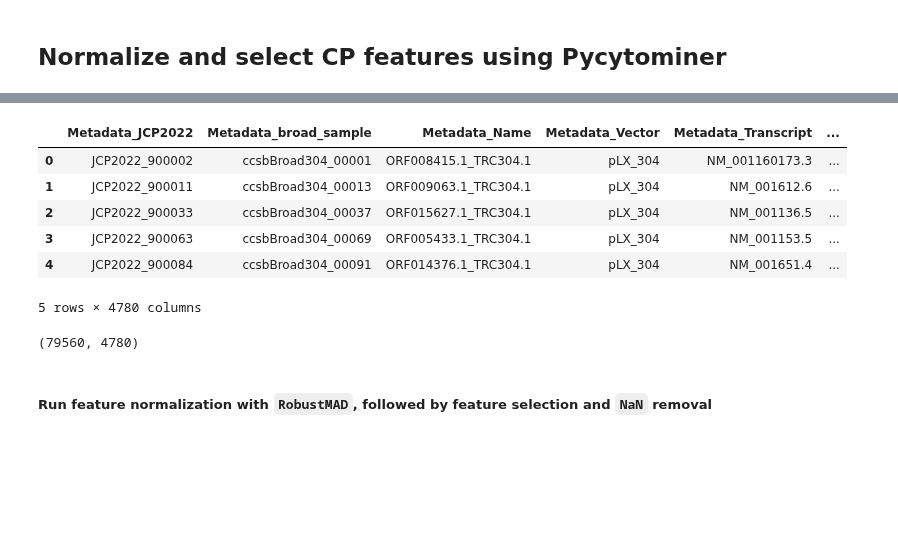
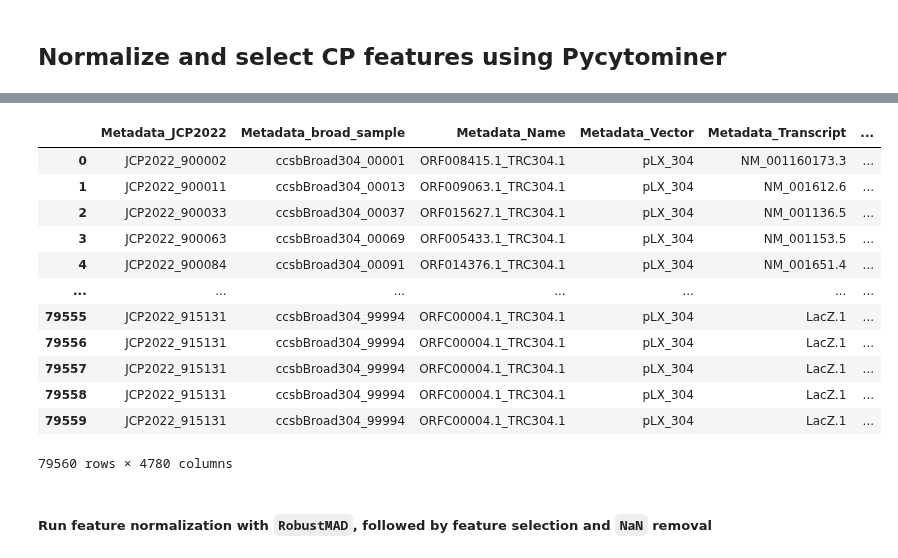
Before and after one commit to broadinstitute/position-effect-correction, a Jupyter notebook: 1.load/3_preprocess_raw.ipynb, the cells around one changed output, grey strips where cells are left out. Saved outputs shown, nothing was run; the diff lists cells and outputs as text; code cells hidden in the pictures; blank space fills up the shorter version.

```diff
--- a/1.load/3_preprocess_raw.ipynb
+++ b/1.load/3_preprocess_raw.ipynb
@@ -9,17 +26,19 @@ from preprocess import preprocess_profiles
 # %%
-profiles = pd.read_parquet("output/raw_filtered_profiles.parquet")
-profiles.head()
+ann_df = pd.read_parquet("output/raw_filtered_profiles.parquet")
+ann_df
 # %% [output]
 |  | Metadata_JCP2022 | Metadata_broad_sample | Metadata_Name | Metadata_Vector | Metadata_Transcript | ... |
 | 0 | JCP2022_900002 | ccsbBroad304_00001 | ORF008415.1_TRC304.1 | pLX_304 | NM_001160173.3 | ... |
 | 1 | JCP2022_900011 | ccsbBroad304_00013 | ORF009063.1_TRC304.1 | pLX_304 | NM_001612.6 | ... |
 | 2 | JCP2022_900033 | ccsbBroad304_00037 | ORF015627.1_TRC304.1 | pLX_304 | NM_001136.5 | ... |
 | 3 | JCP2022_900063 | ccsbBroad304_00069 | ORF005433.1_TRC304.1 | pLX_304 | NM_001153.5 | ... |
 | 4 | JCP2022_900084 | ccsbBroad304_00091 | ORF014376.1_TRC304.1 | pLX_304 | NM_001651.4 | ... |
+| ... | ... | ... | ... | ... | ... | ... |
+| 79555 | JCP2022_915131 | ccsbBroad304_99994 | ORFC00004.1_TRC304.1 | pLX_304 | LacZ.1 | ... |
+| 79556 | JCP2022_915131 | ccsbBroad304_99994 | ORFC00004.1_TRC304.1 | pLX_304 | LacZ.1 | ... |
+| 79557 | JCP2022_915131 | ccsbBroad304_99994 | ORFC00004.1_TRC304.1 | pLX_304 | LacZ.1 | ... |
+| 79558 | JCP2022_915131 | ccsbBroad304_99994 | ORFC00004.1_TRC304.1 | pLX_304 | LacZ.1 | ... |
+| 79559 | JCP2022_915131 | ccsbBroad304_99994 | ORFC00004.1_TRC304.1 | pLX_304 | LacZ.1 | ... |
-5 rows × 4780 columns
+79560 rows × 4780 columns
-# %%
-profiles.shape
-# %% [output]
-(79560, 4780)
 # %% [markdown]
 ##### Run feature normalization with `RobustMAD`, followed by feature selection and `NaN` removal
```
Also changed, not shown: parts of 6 cells of this notebook, 2 other files.
